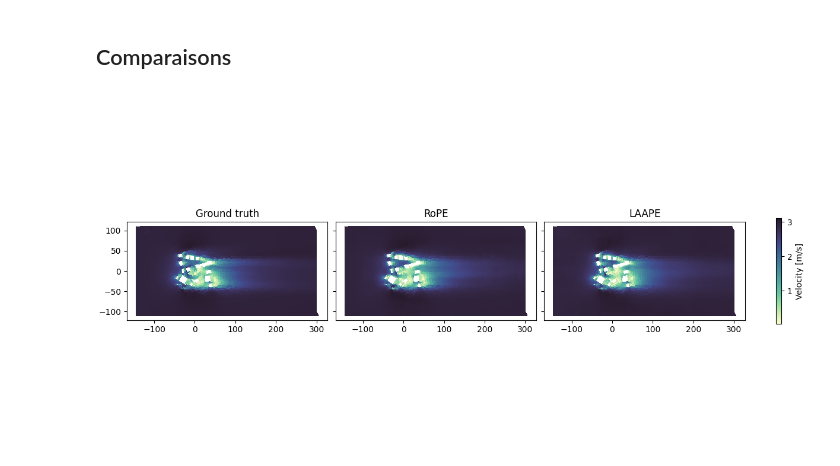
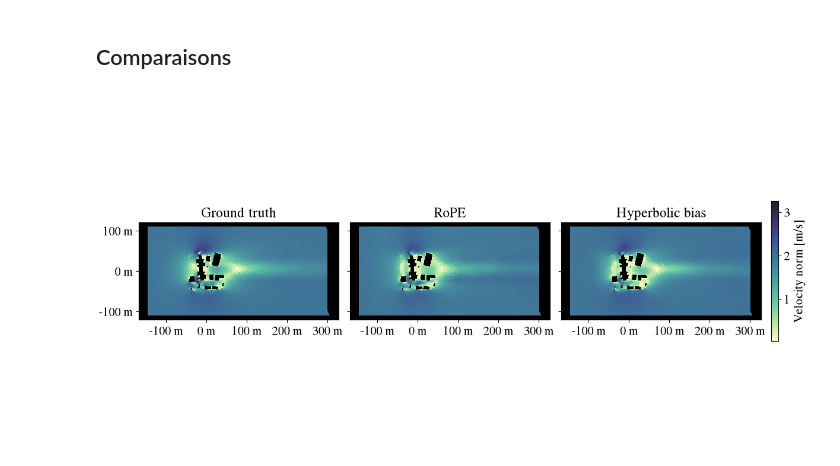
Before and after one commit to cerea-daml/domain-extension, a Jupyter notebook: notebooks/abswift.ipynb, the cells around one changed output. Drawn from its saved outputs; the diff is of its cells as text; code cells hidden in the pictures.

```diff
--- a/notebooks/abswift.ipynb
+++ b/notebooks/abswift.ipynb
@@ -67,19 +82,28 @@ def plot_prediction_comparaison(tri, field_true, prediction_1, prediction_2,
                             subplot_kw = dict(aspect='equal'),
                             figsize=(12,6)
     )
+    for ax in axs:
+        ax.set_facecolor('black')
 
     im0 = axs[0].tripcolor(tri, n_true, cmap=cmocean.cm.deep, vmin=vmin, vmax=vmax)
-    axs[0].set_title("Ground truth")
+    axs[0].set_title("Ground truth", fontsize = 17)
 
     axs[1].tripcolor(tri, n_p1, cmap=cmocean.cm.deep, vmin=vmin, vmax=vmax)
-    axs[1].set_title(lbl1)
+    axs[1].set_title(lbl1, fontsize = 17)
 
     axs[2].tripcolor(tri, n_p2, cmap=cmocean.cm.deep, vmin=vmin, vmax=vmax)
-    axs[2].set_title(lbl2)
+    axs[2].set_title(lbl2, fontsize = 17)
 
     # Shared colorbar
-    cbar = fig.colorbar(im0, ax=axs, shrink = 0.3)
-    cbar.set_label(f"Velocity [{velocity_unit}]")
+    cbar = fig.colorbar(im0, ax=axs, shrink = 0.4, pad = +0.01)
+    cbar.set_label(f"Velocity norm [{velocity_unit}]", fontsize=15)
+
+    def meter_formatter(x, pos):
+        return f"{x:g} m"
+
+    for ax in axs:
+        ax.xaxis.set_major_formatter(FuncFormatter(meter_formatter))
+        ax.yaxis.set_major_formatter(FuncFormatter(meter_formatter))
 
     return fig, axs
 # %%
@@ -90,11 +114,11 @@ ckpt_path = RUN_DIR_ROPE
 ckpt_run = Run.from_checkpoint(ckpt_path / 'checkpoints' / 'abswift_cp=latest_model.th')
 model_rope = ckpt_run.model(device=DEVICE)
 
-#Laape: We load the full run to access the datasets and pipelines
-run = Run(RUN_DIR_LAAPE)
+#hyperbolic: We load the full run to access the datasets and pipelines
+run = Run(RUN_DIR_HYPERBOLIC)
 
 #model
-model_laape = run.model(checkpoint='latest', device=DEVICE)
+model_hyperbolic = run.model(checkpoint='latest', device=DEVICE)
 
 # test splits of dataset were not included in the training config, so we add them
 # We also need to scale the number of supernodes and key points by the scaling factor of each split
@@ -185,14 +209,14 @@ def run_comparaison(split, idx, height = 2):
 
     #forward pass of both models
     rope_velocity  = inference(model_rope,  split, idx, query_coords)['volume_velocity']
-    laape_velocity = inference(model_laape, split, idx, query_coords)['volume_velocity']
+    hyperbolic_velocity = inference(model_hyperbolic, split, idx, query_coords)['volume_velocity']
 
     #generate the plot
     fig, _ = plot_prediction_comparaison(
             triang,
             gt_velocity,
             ('RoPE', rope_velocity),
-            ('LAAPE', laape_velocity)
+            ('Hyperbolic bias', hyperbolic_velocity)
     )
 
     return fig
@@ -201,14 +225,14 @@ def run_comparaison(split, idx, height = 2):
 # %%
 # scale 1
 
 # neutral_test_subset is a subset of the rbd test split containing only neutral cases
 # for a fair comparaison with large scale tests which are all in neutral atmo conditions
 split = 'neutral_test_subset'
-idx = 0
+idx = 2
 
 fig = run_comparaison(split, idx)
 # %% [output]
-[figure, old version]
+[figure, new version]
 # %%
 # scale 2
 
```
Also changed, not shown: parts of 4 cells of this notebook, 14 other files.
